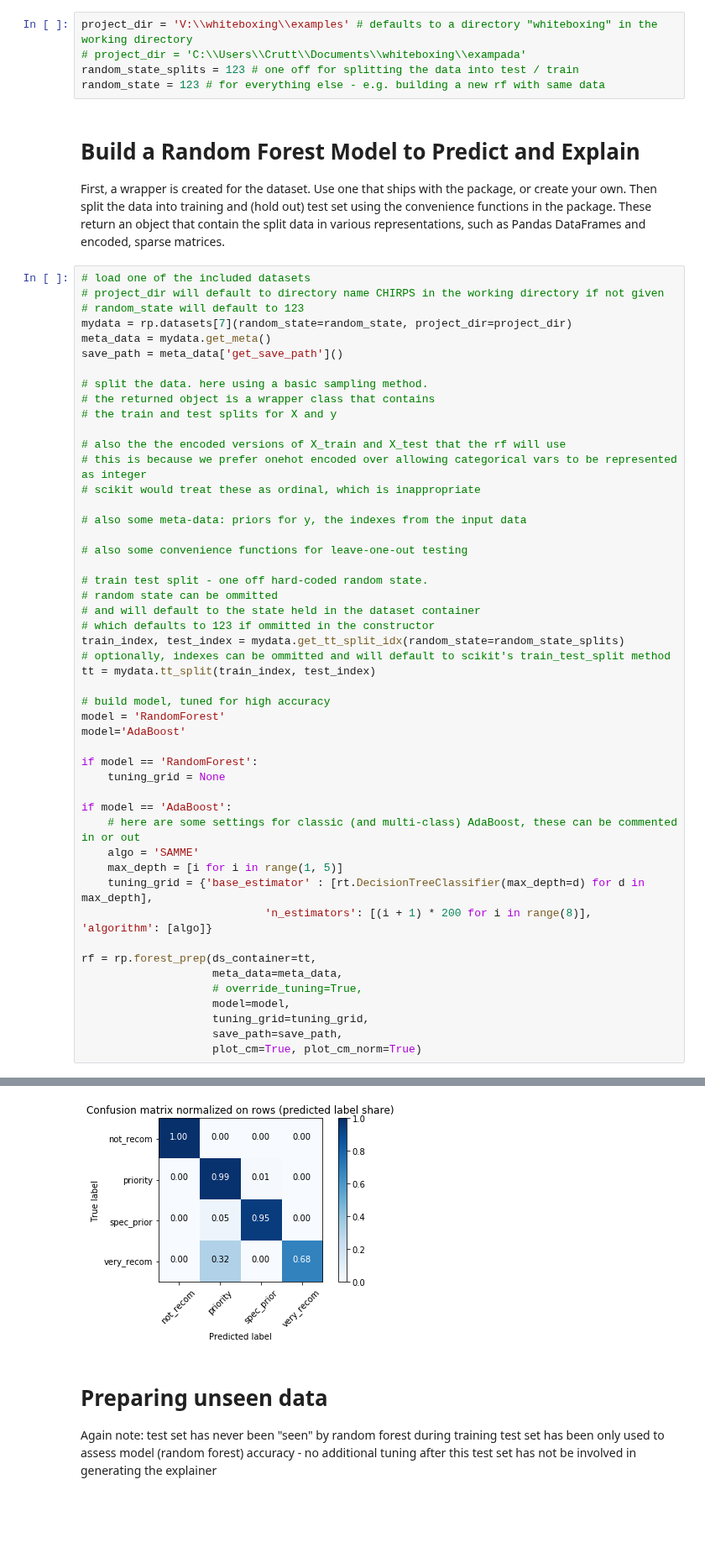
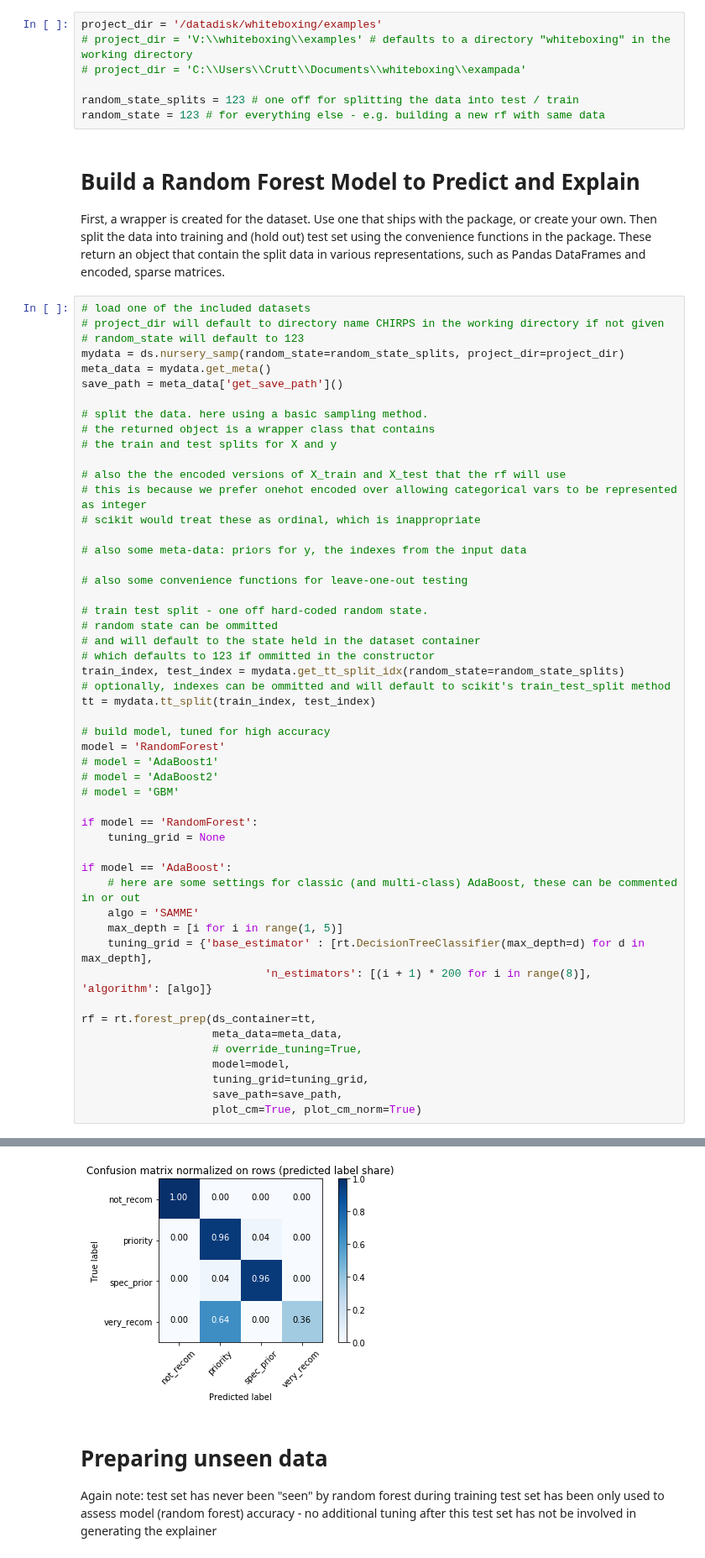
Before and after one commit to julianhatwell/explain_te, a Jupyter notebook: CHIRPS Examples.ipynb, the cells around one changed output, grey strips where cells are left out. Shown at 84% size. Cells and saved outputs as stored; diff of their text form; blank space fills up the shorter version.

Commit message:
updated examples for presentation

```diff
--- a/CHIRPS Examples.ipynb
+++ b/CHIRPS Examples.ipynb
@@ -27,8 +28,10 @@ import CHIRPS.reproducible as rp
 # %% [markdown]
 ### common config - can be ommitted if defaults are OK
 # %%
-project_dir = 'V:\\whiteboxing\\examples' # defaults to a directory "whiteboxing" in the working directory
+project_dir = '/datadisk/whiteboxing/examples'
+# project_dir = 'V:\\whiteboxing\\examples' # defaults to a directory "whiteboxing" in the working directory
 # project_dir = 'C:\\Users\\Crutt\\Documents\\whiteboxing\\exampada'
+
 random_state_splits = 123 # one off for splitting the data into test / train
 random_state = 123 # for everything else - e.g. building a new rf with same data
 # %% [markdown]
@@ -39,7 +42,7 @@ Then split the data into training and (hold out) test set using the convenience
 # load one of the included datasets
 # project_dir will default to directory name CHIRPS in the working directory if not given
 # random_state will default to 123
-mydata = rp.datasets[7](random_state=random_state, project_dir=project_dir)
+mydata = ds.nursery_samp(random_state=random_state_splits, project_dir=project_dir)
 meta_data = mydata.get_meta()
 save_path = meta_data['get_save_path']()
 
@@ -65,7 +68,9 @@ tt = mydata.tt_split(train_index, test_index)
 
 # build model, tuned for high accuracy
 model = 'RandomForest'
-model='AdaBoost'
+# model = 'AdaBoost1'
+# model = 'AdaBoost2'
+# model = 'GBM'
 
 if model == 'RandomForest':
     tuning_grid = None
@@ -77,7 +82,7 @@ if model == 'AdaBoost':
     tuning_grid = {'base_estimator' : [rt.DecisionTreeClassifier(max_depth=d) for d in max_depth],
                             'n_estimators': [(i + 1) * 200 for i in range(8)], 'algorithm': [algo]}
 
-rf = rp.forest_prep(ds_container=tt,
+rf = rt.forest_prep(ds_container=tt,
                     meta_data=meta_data,
                     # override_tuning=True,
                     model=model,
@@ -111,4 +111,4 @@ Normalized confusion matrix
-[figure, old version]
+[figure, new version]
 # %% [markdown]
 # Preparing unseen data
 
```
Also changed, not shown: parts of 14 cells of this notebook, 3 other files.
